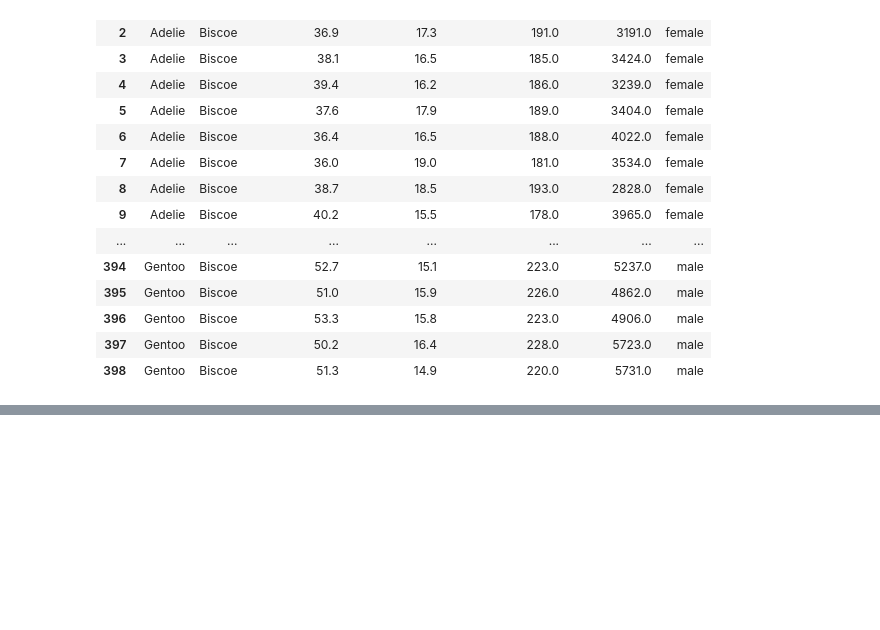
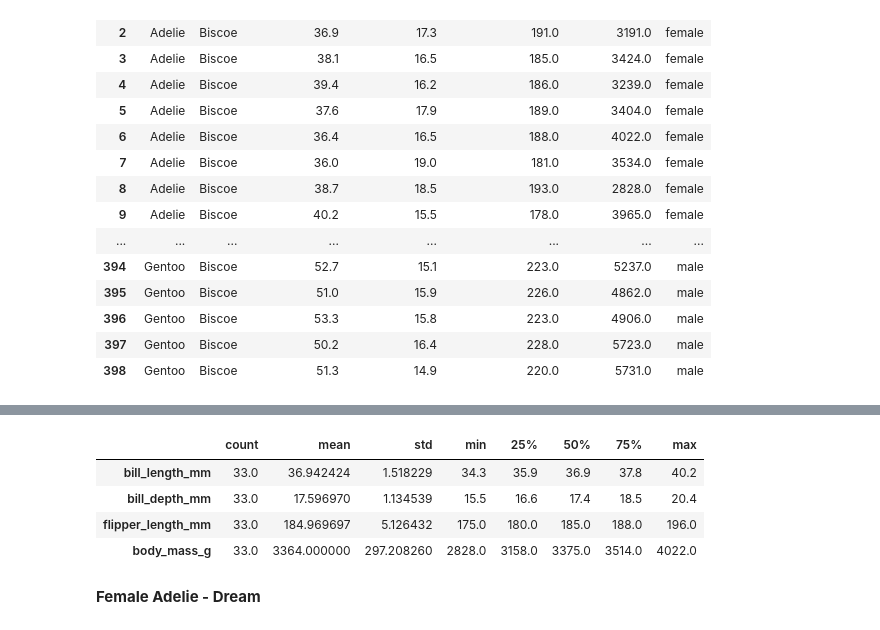
Before and after one commit to ssteffens/programming-data-analysis-project, a Jupyter notebook: project.ipynb, the cells around one changed output, grey strips where cells are left out. Cells and saved outputs as stored; diff of their text form; code cells hidden in the pictures; blank space fills up the shorter version.

```diff
--- a/project.ipynb
+++ b/project.ipynb
@@ -1486,0 +1594,11 @@ sim_penguins
+# %%
+# Simulated data set
+sim_female_adelie_biscoe.describe().transpose()
+# %% [output]
+|  | count | mean | std | min | 25% | 50% | 75% | max |
+| bill_length_mm | 33.0 | 36.942424 | 1.518229 | 34.3 | 35.9 | 36.9 | 37.8 | 40.2 |
+| bill_depth_mm | 33.0 | 17.596970 | 1.134539 | 15.5 | 16.6 | 17.4 | 18.5 | 20.4 |
+| flipper_length_mm | 33.0 | 184.969697 | 5.126432 | 175.0 | 180.0 | 185.0 | 188.0 | 196.0 |
+| body_mass_g | 33.0 | 3364.000000 | 297.208260 | 2828.0 | 3158.0 | 3375.0 | 3514.0 | 4022.0 |
+# %% [markdown]
+**Female Adelie - Dream**
```
Also changed, not shown: parts of 63 cells of this notebook.
